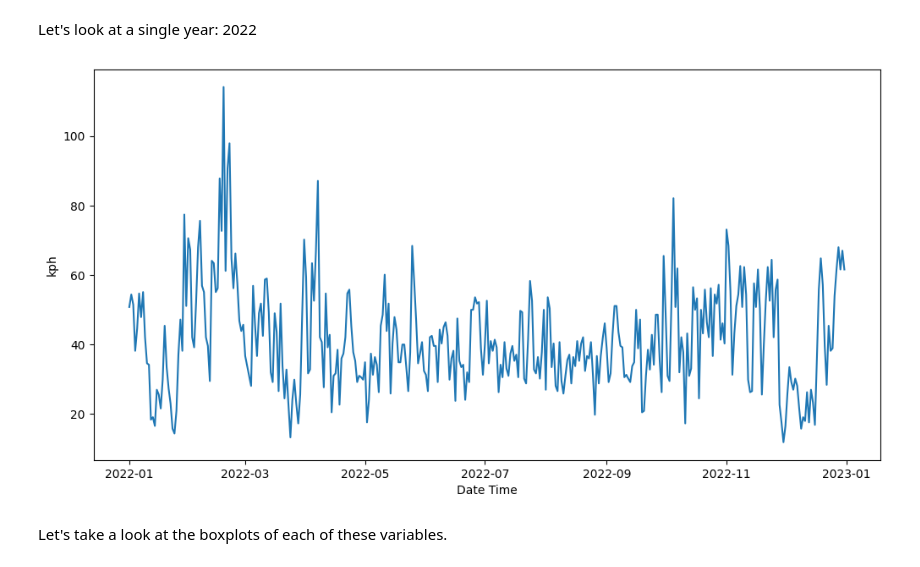
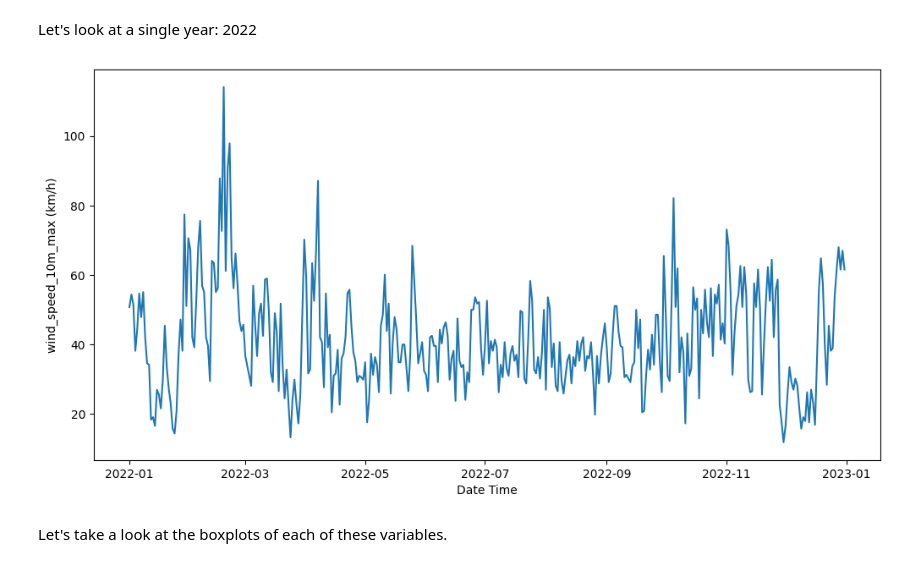
Before and after one commit to DLDonaldson/TD_Tutorial2026, a Jupyter notebook: content/Exercise4-1.ipynb, the cells around one changed output. Cells and saved outputs as stored; diff of their text form; code cells hidden in the pictures.

```diff
--- a/content/Exercise4-1.ipynb
+++ b/content/Exercise4-1.ipynb
@@ -87,9 +90,9 @@ plot_var(df_weather,example_vars[4],"kph")
 # %% [markdown]
 Let's look at a single year: 2022
 # %%
-plot_var(df_weather[df_weather.time.dt.year==2022],example_vars[4],"kph")
+plot_var(df_weather[df_weather.time.dt.year==2022],example_vars[4],"wind_speed_10m_max (km/h)")
 # %% [output]
-[figure, old version]
+[figure, new version]
 # %% [markdown]
 Let's take a look at the boxplots of each of these variables.
 # %%
```
Also changed, not shown: parts of 4 cells of this notebook.
